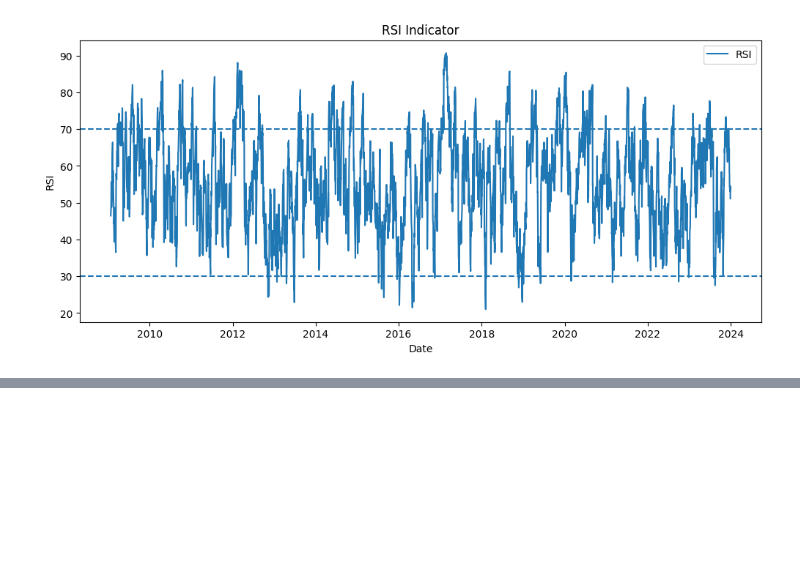
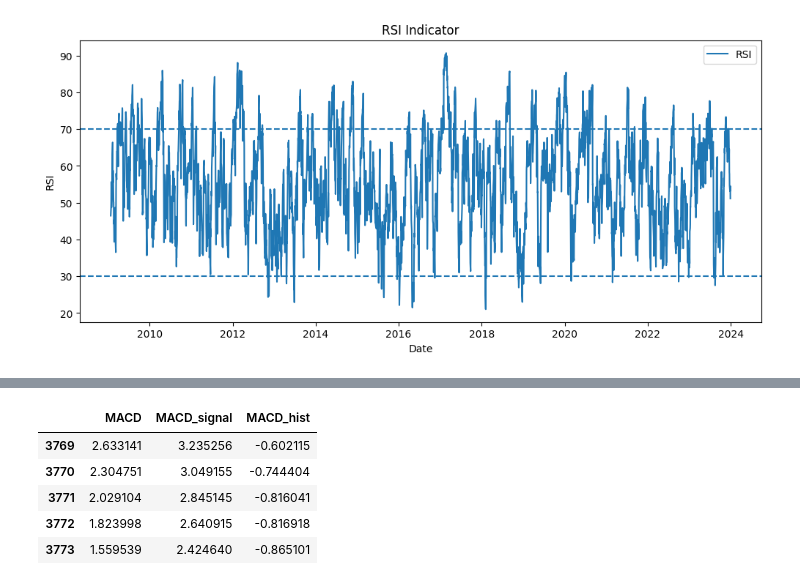
Before and after one commit to Bilen189/nova-financial-analysis-week1, a Jupyter notebook: notebooks/stock_technical_analysis.ipynb, the cells around one changed output, grey strips where cells are left out. Saved outputs shown, nothing was run; the diff lists cells and outputs as text; code cells hidden in the pictures; blank space fills up the shorter version.

```diff
--- a/notebooks/stock_technical_analysis.ipynb
+++ b/notebooks/stock_technical_analysis.ipynb
@@ -135,0 +140,12 @@ plt.show()
+# %%
+# MACD calculation
+df['MACD'], df['MACD_signal'], df['MACD_hist'] = talib.MACD(df['Close'])
+
+df[['MACD', 'MACD_signal', 'MACD_hist']].tail()
+# %% [output]
+|  | MACD | MACD_signal | MACD_hist |
+| 3769 | 2.633141 | 3.235256 | -0.602115 |
+| 3770 | 2.304751 | 3.049155 | -0.744404 |
+| 3771 | 2.029104 | 2.845145 | -0.816041 |
+| 3772 | 1.823998 | 2.640915 | -0.816918 |
+| 3773 | 1.559539 | 2.424640 | -0.865101 |
```
Also changed, not shown: parts of 2 cells of this notebook.
